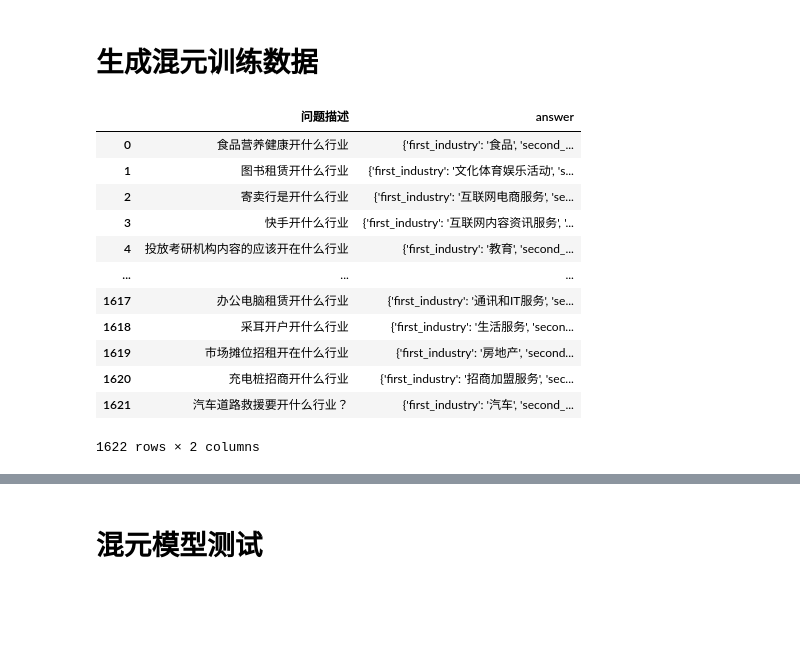
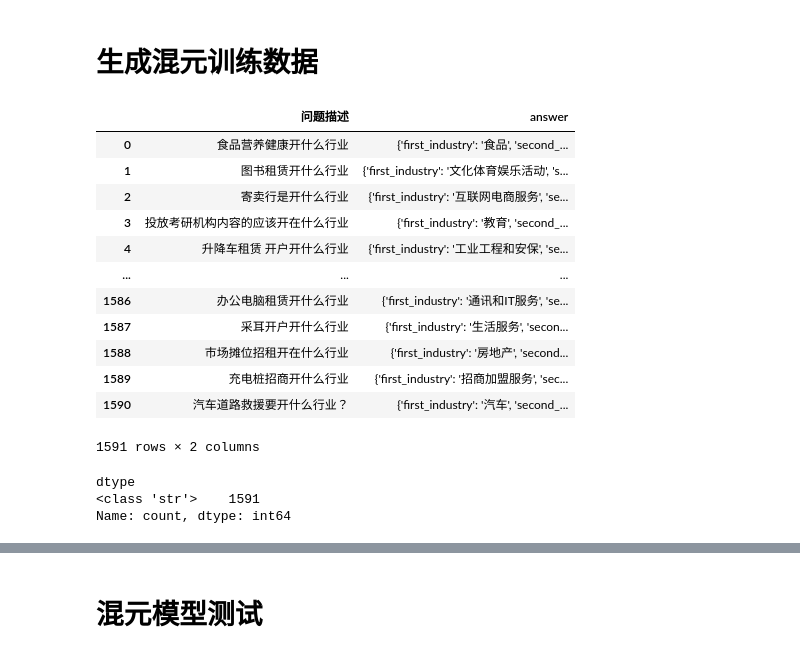
Before and after one commit to yenanjing/OpenZero, a Jupyter notebook: examples/data_preprocess/open_industry.ipynb, the cells around one changed output, grey strips where cells are left out. Cells and saved outputs as stored; diff of their text form; code cells hidden in the pictures; blank space fills up the shorter version.

Commit message:
chore: update train/test data to v4

```diff
--- a/examples/data_preprocess/open_industry.ipynb
+++ b/examples/data_preprocess/open_industry.ipynb
@@ -230,22 +265,29 @@ td["first_industry"]
 # %%
 import pandas as pd
 
-df_train = pd.read_excel("/Users/wenweili/Desktop/AI客服/开户行业/妙问开户行业数据集_v3_train.xlsx")
+df_train = pd.read_excel("/Users/wenweili/Desktop/AI客服/开户行业/妙问开户行业数据集_v4_train.xlsx")
 df_train
 # %% [output]
 |  | 问题描述 | answer |
 | 0 | 食品营养健康开什么行业 | {'first_industry': '食品', 'second_... |
 | 1 | 图书租赁开什么行业 | {'first_industry': '文化体育娱乐活动', 's... |
 | 2 | 寄卖行是开什么行业 | {'first_industry': '互联网电商服务', 'se... |
-| 3 | 快手开什么行业 | {'first_industry': '互联网内容资讯服务', '... |
-| 4 | 投放考研机构内容的应该开在什么行业 | {'first_industry': '教育', 'second_... |
+| 3 | 投放考研机构内容的应该开在什么行业 | {'first_industry': '教育', 'second_... |
+| 4 | 升降车租赁 开户开什么行业 | {'first_industry': '工业工程和安保', 'se... |
 | ... | ... | ... |
-| 1617 | 办公电脑租赁开什么行业 | {'first_industry': '通讯和IT服务', 'se... |
-| 1618 | 采耳开户开什么行业 | {'first_industry': '生活服务', 'secon... |
-| 1619 | 市场摊位招租开在什么行业 | {'first_industry': '房地产', 'second... |
-| 1620 | 充电桩招商开什么行业 | {'first_industry': '招商加盟服务', 'sec... |
-| 1621 | 汽车道路救援要开什么行业？ | {'first_industry': '汽车', 'second_... |
+| 1586 | 办公电脑租赁开什么行业 | {'first_industry': '通讯和IT服务', 'se... |
+| 1587 | 采耳开户开什么行业 | {'first_industry': '生活服务', 'secon... |
+| 1588 | 市场摊位招租开在什么行业 | {'first_industry': '房地产', 'second... |
+| 1589 | 充电桩招商开什么行业 | {'first_industry': '招商加盟服务', 'sec... |
+| 1590 | 汽车道路救援要开什么行业？ | {'first_industry': '汽车', 'second_... |
-1622 rows × 2 columns
+1591 rows × 2 columns
+# %%
+df_train["dtype"] = df_train.apply(lambda x: type(x["answer"]), axis=1)
+df_train["dtype"].value_counts()
+# %% [output]
+dtype
+<class 'str'>    1591
+Name: count, dtype: int64
 # %%
 import yaml
 import os
```
Also changed, not shown: parts of 12 cells of this notebook, 1 other file.
